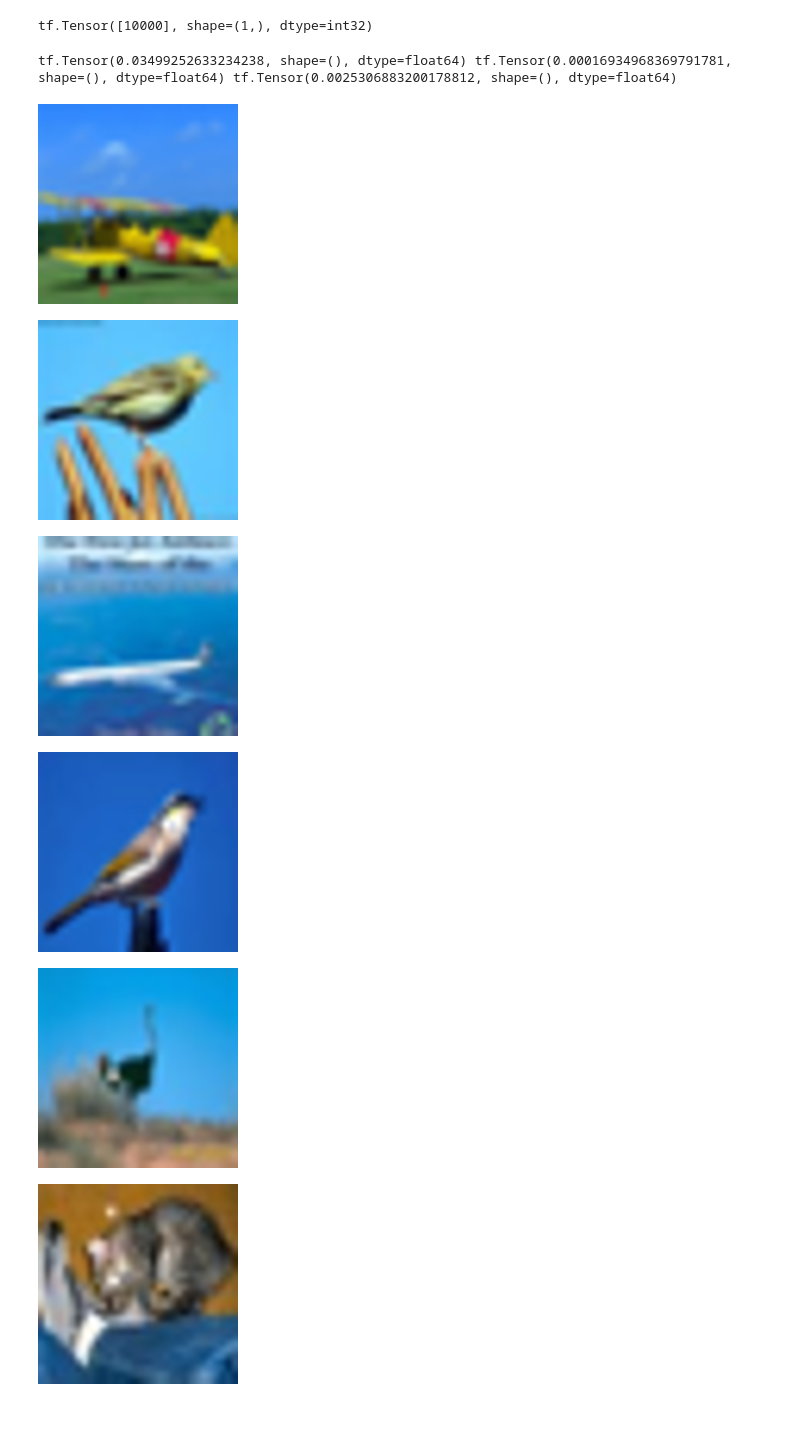
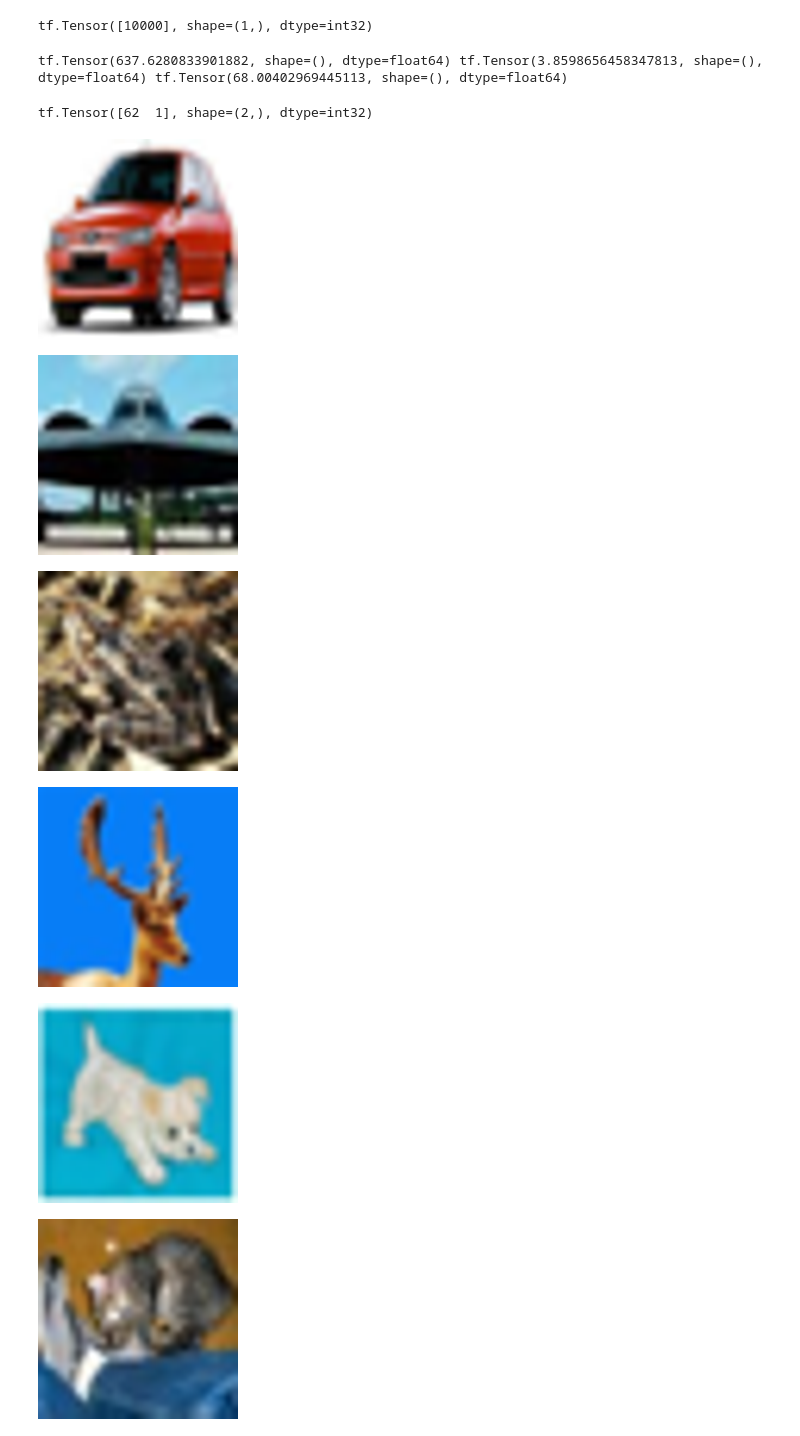
Before and after one commit to hansxiao7/ML2020, a Jupyter notebook: HW10/autoencoder_anomaly.ipynb, the cells around one changed output. Cells and saved outputs as stored; diff of their text form; code cells hidden in the pictures.

```diff
--- a/HW10/autoencoder_anomaly.ipynb
+++ b/HW10/autoencoder_anomaly.ipynb
@@ -6,12 +6,9 @@ Mounted at /content/drive
 # %%
 import numpy as np
 import tensorflow as tf
-# read test and train files
+# read test and train files, the train and test files have been normalized by 255
 test_data = np.load('/content/drive/MyDrive/HW10/test.npy')
 train_data = np.load('/content/drive/MyDrive/HW10/train.npy')
-
-test_data = test_data / 255.
-train_data = train_data / 255.
 # %%
 # build encoder, image shape = (32, 32, 3)
 encoder_input = tf.keras.Input(shape=(32, 32, 3))
@@ -83,27 +80,30 @@ train_loss = tf.math.reduce_sum((train_data - train_pred) ** 2, axis=(1,2,3))
 
 print(max(train_loss), min(train_loss), tf.reduce_mean(train_loss))
 # %% [output]
-tf.Tensor(0.03499252633234238, shape=(), dtype=float64) tf.Tensor(0.00016934968369791781, shape=(), dtype=float64) tf.Tensor(0.0025306883200178812, shape=(), dtype=float64)
+tf.Tensor(637.6280833901882, shape=(), dtype=float64) tf.Tensor(3.8598656458347813, shape=(), dtype=float64) tf.Tensor(68.00402969445113, shape=(), dtype=float64)
 # %%
-thres = 0.01
+thres = 200
 anomaly_idx = tf.where(test_loss > thres)
+# %%
+print(tf.shape(anomaly_idx))
+# %% [output]
+tf.Tensor([62  1], shape=(2,), dtype=int32)
 # %%
 from PIL import Image
 img_size = (32, 32, 3)
-test_data = np.load('/content/drive/MyDrive/HW10/test.npy')
 for i in range(5):
   img = test_data[anomaly_idx[i], :, :, :] * 255.
   img = tf.reshape(img, shape=img_size)
   img = tf.cast(img, dtype=tf.int32)
   img = tf.keras.preprocessing.image.array_to_img(img)
   img = img.resize((200, 200))
   display(img)
 # %% [output]
-[figure, old version]
+[figure, new version]
-[figure, old version]
+[figure, new version]
-[figure, old version]
+[figure, new version]
-[figure, old version]
+[figure, new version]
-[figure, old version]
+[figure, new version]
 # %%
 normal_idx = tf.where(test_loss <= thres)
 img_size = (32, 32, 3)
```
Also changed, not shown: parts of 4 cells of this notebook.
